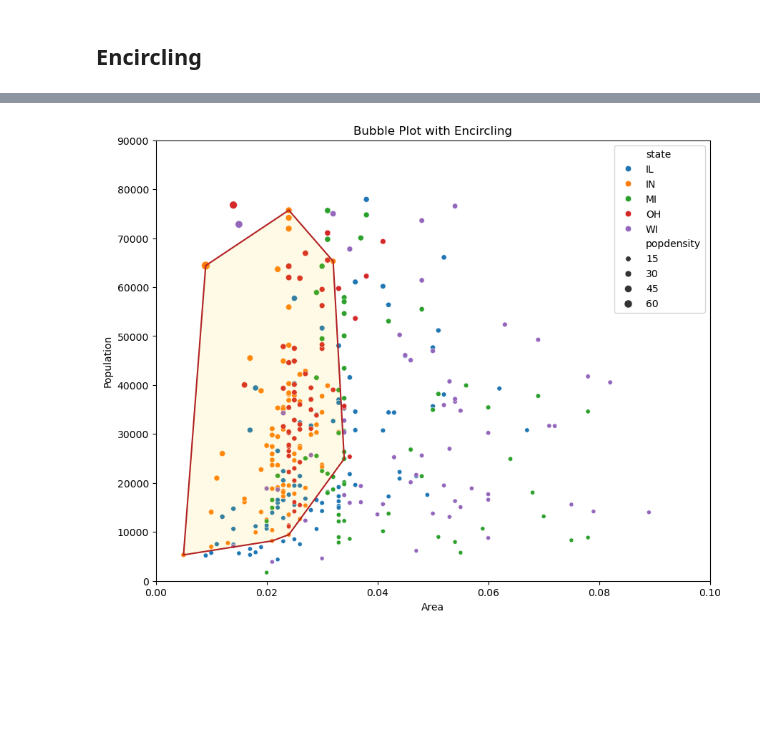
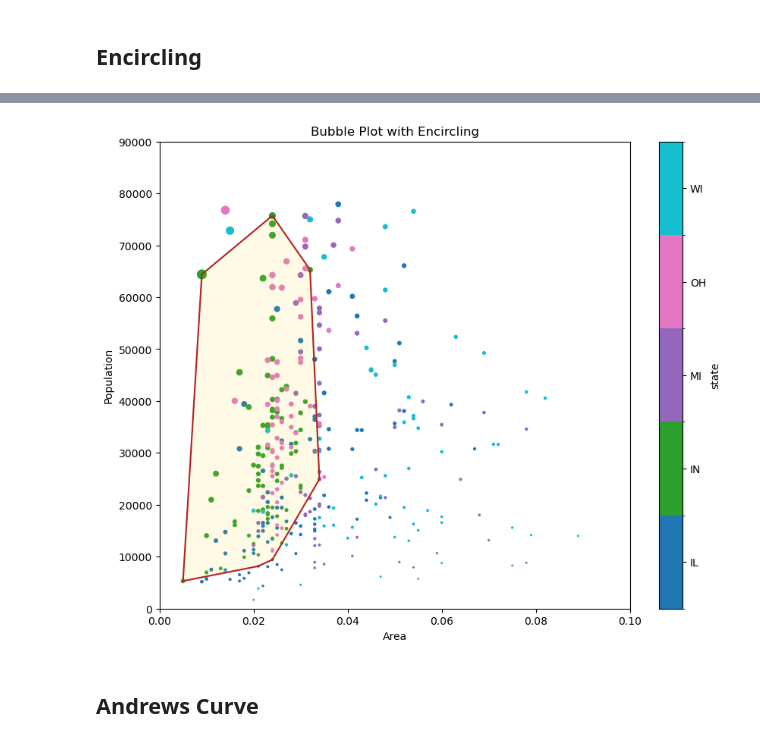
Before and after one commit to ivaquero/blog-bio, a Jupyter notebook: analysis/group.ipynb, the cells around one changed output, grey strips where cells are left out. Drawn from its saved outputs; the diff is of its cells as text; code cells hidden in the pictures; blank space fills up the shorter version.

```diff
--- a/analysis/group.ipynb
+++ b/analysis/group.ipynb
@@ -24,5 +21,6 @@ shape: (5, 11)
 # %%
-mpg_group = mpg[:, ["cty", "manufacturer"]].group_by("manufacturer").mean()
-mpg_group = mpg_group.sort(by="cty")
+mpg_group = mpg.loc[:, ["cty", "manufacturer"]].groupby("manufacturer").mean()
+mpg_group = mpg_group.sort_values("cty")
+mpg_group = mpg_group.reset_index()
 mpg_group.head()
 # %% [output]
@@ -37,7 +33,7 @@ shape: (5, 2)
 # %%
 fig, ax = plt.subplots(figsize=(10, 6), facecolor="white")
 
-x = mpg_group["manufacturer"].str.to_uppercase()
+x = mpg_group["manufacturer"].str.upper()
 y = mpg_group["cty"]
 
 ax.bar(x=x, height=y)
@@ -104,9 +98,8 @@ plt.show()
 # %% [markdown]
 ## Encircling
 # %%
-midwest = pl.read_csv("data/midwest_filter.csv")
-midwest = midwest.with_columns(
-    pl.col("popdensity") / 100, midwest["state"].cast(pl.Categorical)
-)
+midwest = pd.read_csv("data/midwest_filter.csv")
+midwest["popdensity"] = midwest["popdensity"] / 100
+midwest["state"] = midwest["state"].astype("category")
 midwest.head()
 # %% [output]
@@ -121,4 +113,4 @@ shape: (5, 29)
 # %%
-midwest_select = midwest.filter(pl.col("state") == "IN")
+midwest_select = midwest.query("state=='IN'")
 midwest_select.head()
 # %% [output]
@@ -133,36 +124,37 @@ shape: (5, 29)
 # %%
 _, ax = plt.subplots(figsize=(10, 8))
 
-
-sns.scatterplot(
-    data=midwest, x="area", y="poptotal", hue="state", size="popdensity", ax=ax
+midwest.plot.scatter(
+    x="area", y="poptotal", c="state", s="popdensity", cmap="tab10", ax=ax
 )
 
 
 # Encircling
 def encircle(x, y, ax=None, **kw) -> None:
     ax = ax or plt.gca()
     p = np.stack([x, y], axis=1)
     hull = ConvexHull(p)
     poly = patches.Polygon(xy=p[hull.vertices, :], closed=True, **kw)
     ax.add_patch(poly)
 
 
 ax.set(
     xlim=(0.0, 0.1),
     ylim=(0, 90000),
     xlabel="Area",
     ylabel="Population",
     title="Bubble Plot with Encircling",
 )
 
 x = midwest_select["area"]
 y = midwest_select["poptotal"]
 
 # Draw polygon surrounding vertices
 encircle(x, y, ec="k", fc="gold", alpha=0.1, ax=ax)
 encircle(x, y, ec="firebrick", fc="none", lw=1.5, ax=ax)
 
 plt.show()
 # %% [output]
-[figure, old version]
+[figure, new version]
+# %% [markdown]
+## Andrews Curve
```
Also changed, not shown: parts of 14 cells of this notebook, 6 other files.
